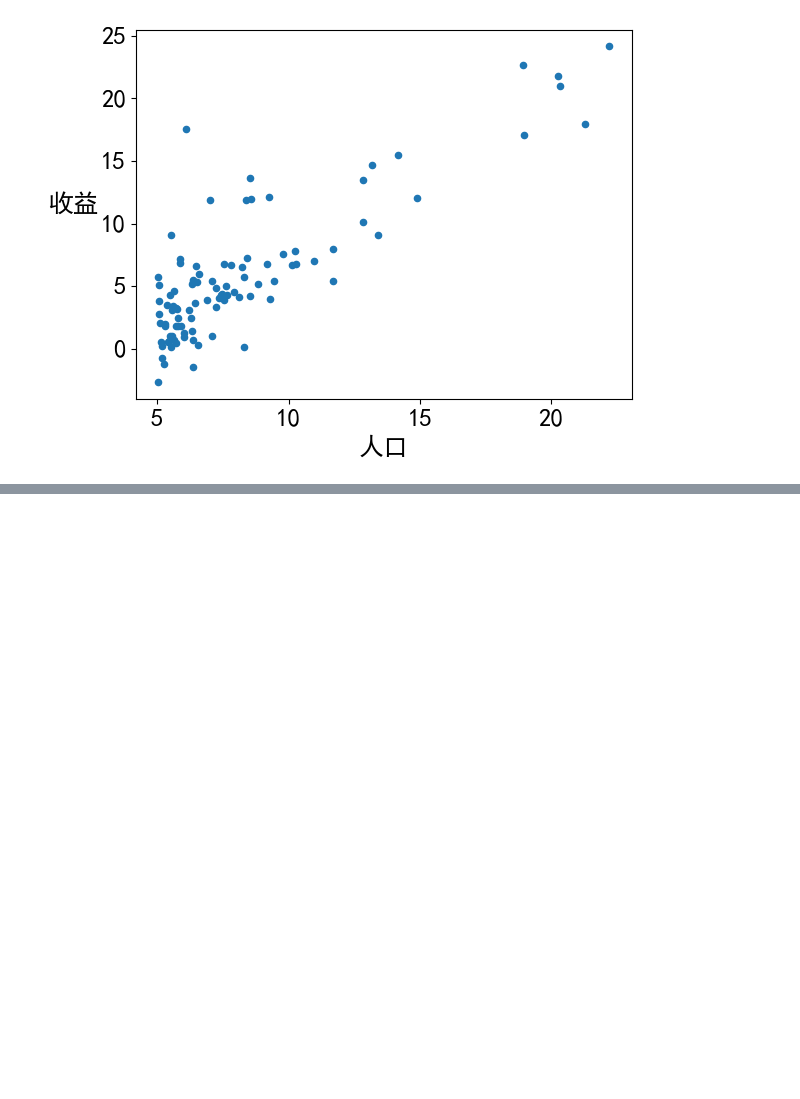
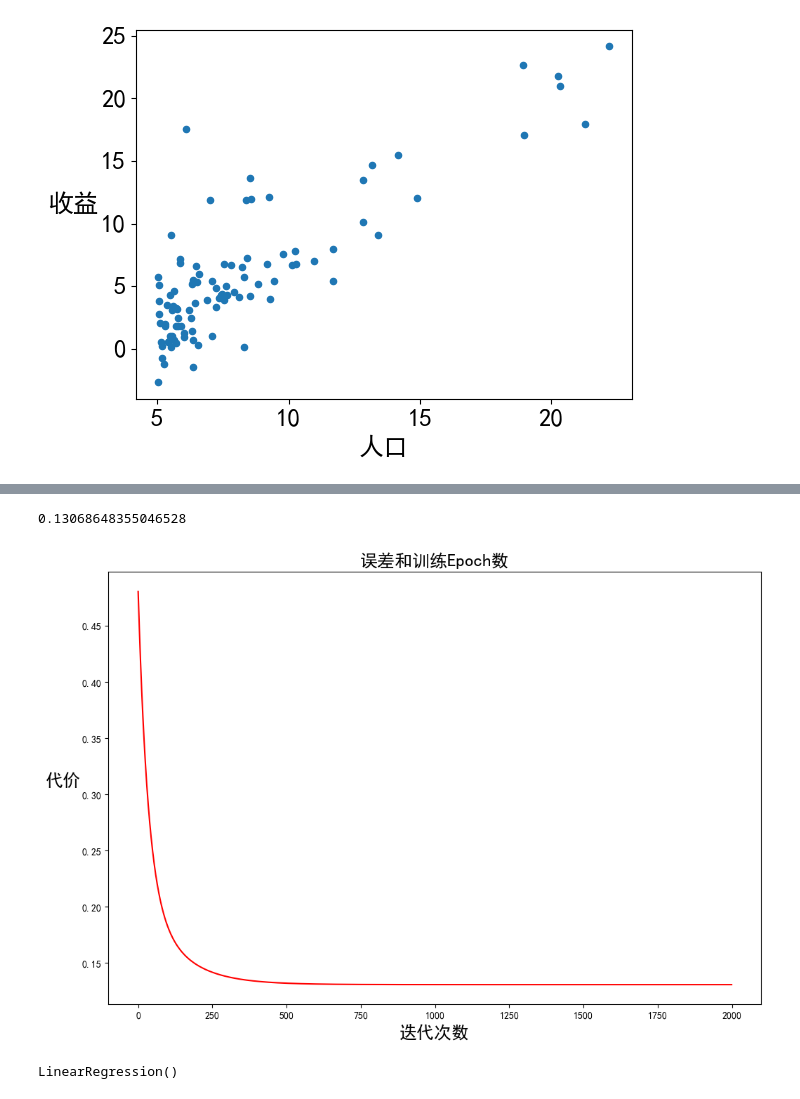
Before and after one commit to YeHuodeShenMing/-, a Jupyter notebook: 第二次作业及数据/作业2.ipynb, the cells around one changed output, grey strips where cells are left out. Drawn from its saved outputs; the diff is of its cells as text; code cells hidden in the pictures; blank space fills up the shorter version.

```diff
--- a/第二次作业及数据/作业2.ipynb
+++ b/第二次作业及数据/作业2.ipynb
@@ -167,3 +227,5 @@ def batch_gradientDescent(X, y, w, alpha, count):
 # %%
 #3.1 （1）使用pandas库读取 regress_data2.csv 内的数据，将读入的数据命名为 data2
 #    （2）使用 head() 查看读入的数据
+data2 = pd.DataFrame(pd.read_csv("regress_data2.csv"))
+data2.head()
@@ -170,2 +239,8 @@ def batch_gradientDescent(X, y, w, alpha, count):
 # %%
 #3.2 对数据进行标准化 x =（x - x_mean）/x_std，随后使用head()查看标准化后的数据
+mean = data2.mean()
+std = data2.std()
+
+data2 = (data2 - mean) / std
+
+data2.head()
@@ -175,3 +257,10 @@ def batch_gradientDescent(X, y, w, alpha, count):
 #(2)设置X2（训练数据）和y2（目标变量），最后一列设置为目标变量y2，其余列设置为X2
 #(3)将X2和y2转化为Numpy类型的数据，并设置权重向量w2，w2是大小(3,1)的权重向量，使用np.zeros()函数进行初始化
 #(4)使用batch_gradientDescent函数在数据集上进行线性回归，并获取训练后的权重向量w2和损失值数组cost2
+data2.insert(0,"Ones",1)
+X2 = data2.iloc[:,:3]
+y2 = data2.iloc[:,[-1]]
+X2 = X2.values
+y2 = y2.values
+w2 = np.zeros((3,1))
+w2,cost2 = batch_gradientDescent(X2,y2,w2,alpha,iter)
@@ -178,10 +288,21 @@ def batch_gradientDescent(X, y, w, alpha, count):
 # %%
 #3.4 使用 computeCost 计算模型代价（针对w2）
+computeCost(X2,y2,w2)
+# %% [output]
+0.13068648355046528
 # %%
 #3.5 查看训练进程（绘制代价随迭代次数变化的折线图）
 #(1) 创建一个大小为 (12, 8) 的画布和坐标轴对象
 #(2) 在坐标轴上绘制代价函数 cost2 随迭代次数 iters 的变化曲线，使用红色线条
 #(3) 设置 x 轴标签为 "迭代次数",字体大小为 18
 #(4) 设置 y 轴标签为 "代价",旋转角度为 0,字体大小为 18
 #(4) 设置图表标题为 "误差和训练Epoch数",字体大小为 18
 #(5) 显示图形
+fig,ax = plt.subplots(figsize=(12,8))
+ax.plot(range(len(cost2)),cost2,"r")
+plt.xlabel("迭代次数",fontsize = 18)
+plt.ylabel("代价",fontsize = 18,rotation = 0,labelpad = 20)
+plt.title("误差和训练Epoch数",fontsize = 18)
+plt.show()
+# %% [output]
+[figure, added]
@@ -188 +316,6 @@ def batch_gradientDescent(X, y, w, alpha, count):
+# %%
+#3.6.(3)使用训练数据 X 和标签 y 对模型进行拟合
+clf.fit(X[:,1:2],y)
+# %% [output]
+LinearRegression()
 # %%
```
Also changed, not shown: parts of 25 cells of this notebook.
